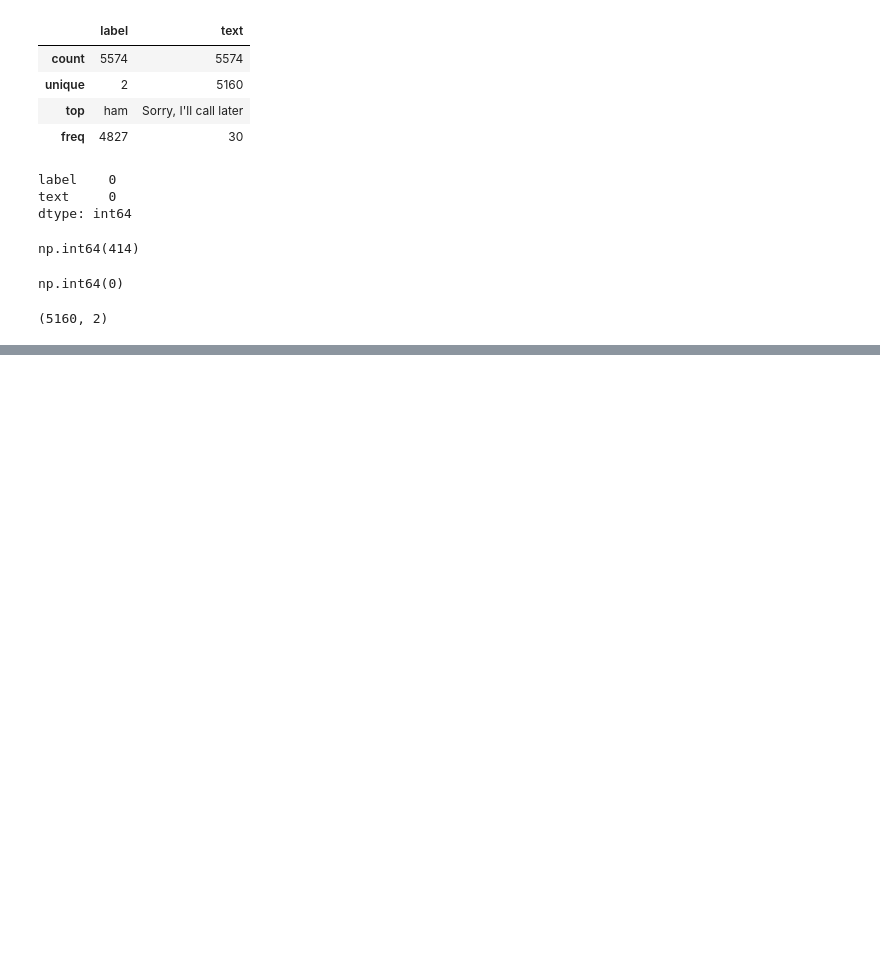
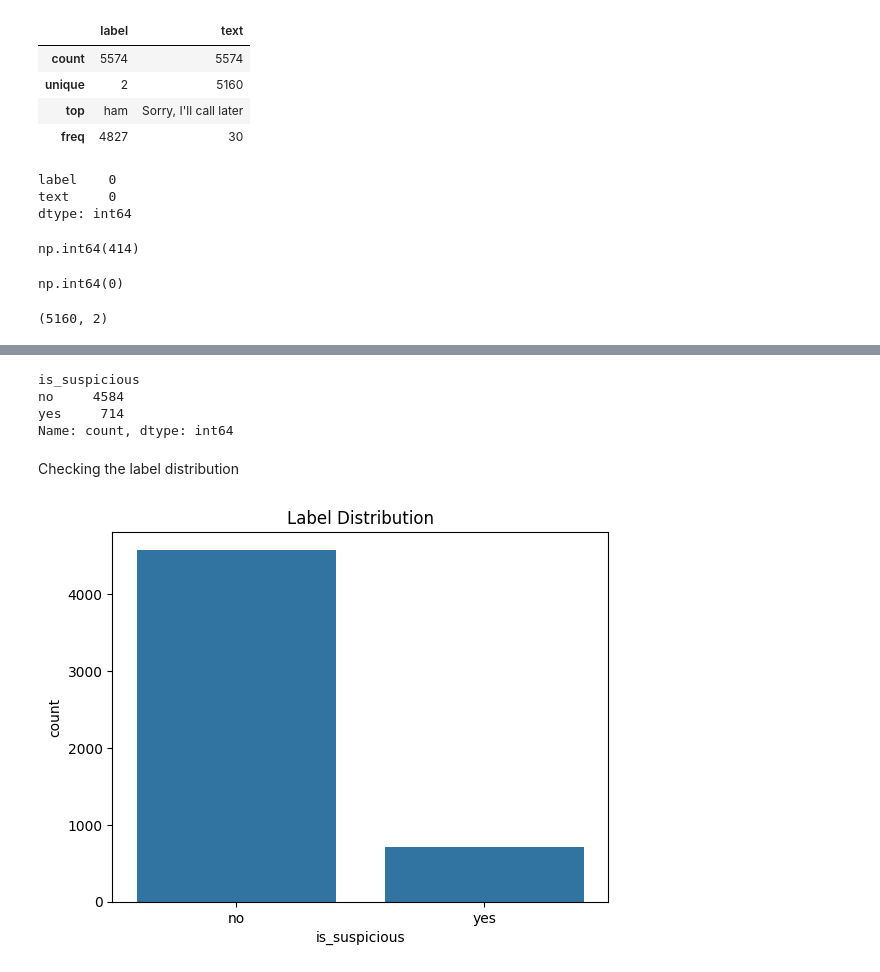
Before and after one commit to SheshamJoseph/Hybrid_SE_system, a Jupyter notebook: cse_detection.ipynb, the cells around one changed output, grey strips where cells are left out. Drawn from its saved outputs; the diff is of its cells as text; code cells hidden in the pictures; blank space fills up the shorter version.

```diff
--- a/cse_detection.ipynb
+++ b/cse_detection.ipynb
@@ -99,0 +183,3 @@ sms_df.shape
+# %%
+dialogues_df['is_attack'] = dialogues_df['is_attack'].replace({True:'yes', False:'no'})
+dialogues_df.head()
@@ -99,0 +193,3 @@ sms_df.shape
+# %%
+# our interest is in the labels and text
+dialogues_df = dialogues_df.drop(['voice_id', 'num_caller', 'num_receiver', 'date', 'time'], axis=1)
@@ -99,0 +208,4 @@ sms_df.shape
+# %%
+# renaming colums
+sms_df = sms_df.rename(columns={'label':'is_suspicious'})
+dialogues_df = dialogues_df.rename(columns={'is_attack':'is_suspicious', 'dialog':'text'})
@@ -99,0 +220,3 @@ sms_df.shape
+# %%
+combined_df = pd.concat([sms_df, dialogues_df], ignore_index=True)
+combined_df
@@ -99,0 +237,19 @@ sms_df.shape
+# %%
+print(combined_df['is_suspicious'].value_counts())
+# %% [output]
+is_suspicious
+no     4584
+yes     714
+Name: count, dtype: int64
+# %% [markdown]
+Checking the label distribution
+# %%
+import seaborn as sns
+import matplotlib.pyplot as plt
+
+sns.countplot(x='is_suspicious', data=combined_df)
+plt.title("Label Distribution")
+plt.savefig('images/labels_distribution.png')
+plt.show()
+# %% [output]
+[figure, added]
```
Also changed, not shown: parts of 32 cells of this notebook, 1 other file.
